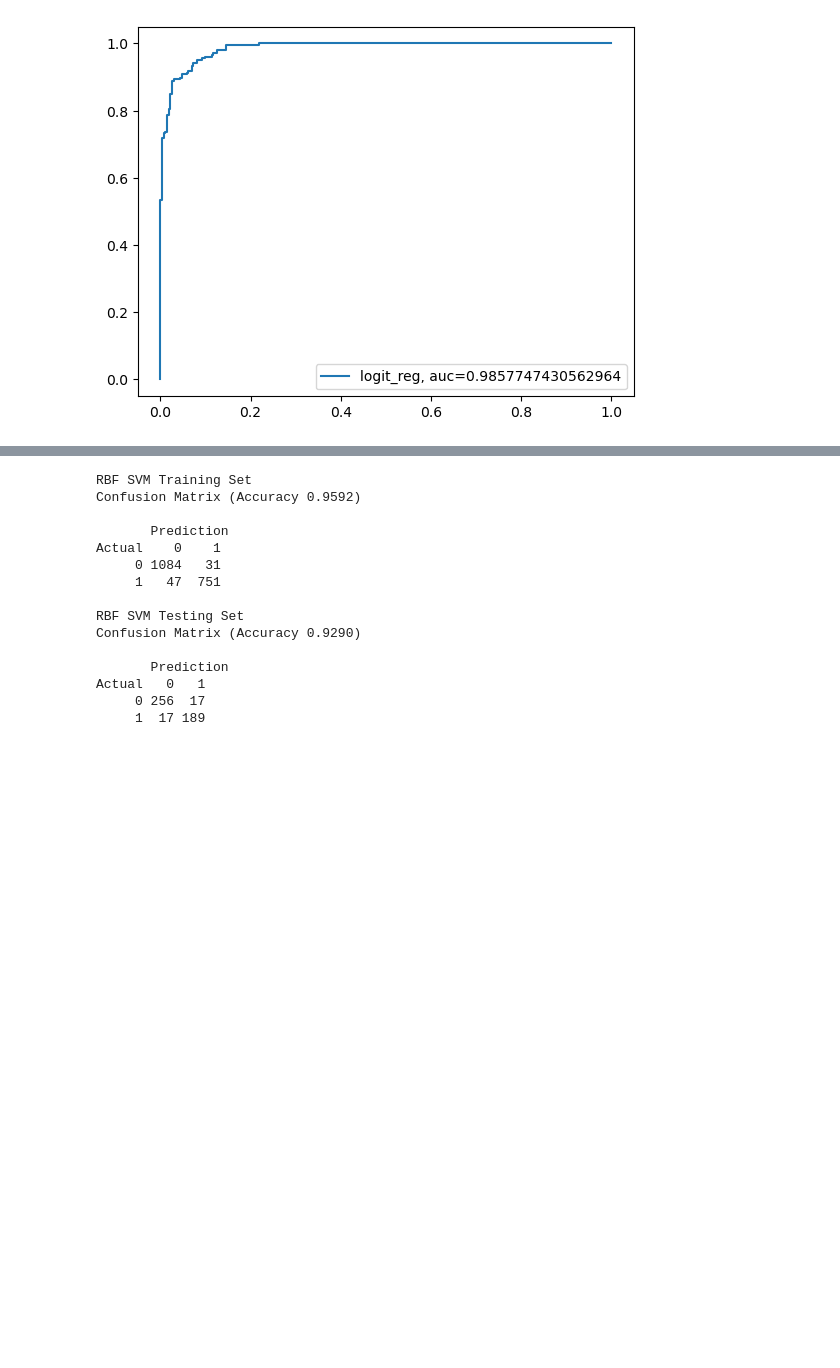
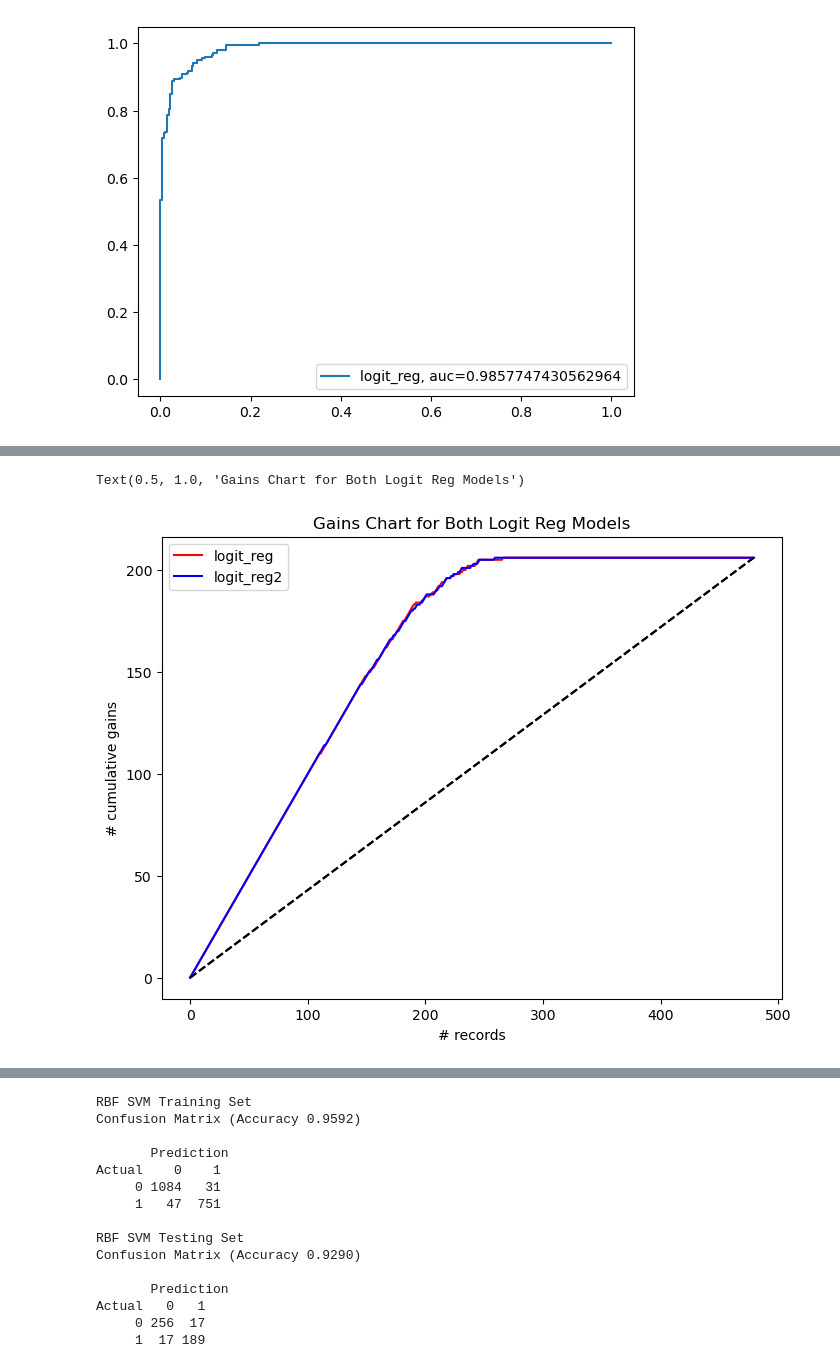
Before and after one commit to kmattingly8/ANA500.v2, a Jupyter notebook: ANA500 Project.ipynb, the cells around one changed output, grey strips where cells are left out. Drawn from its saved outputs; the diff is of its cells as text; code cells hidden in the pictures; blank space fills up the shorter version.

```diff
--- a/ANA500 Project.ipynb
+++ b/ANA500 Project.ipynb
@@ -992,16 +992,16 @@ logit_result = pd.DataFrame({
 })
 
 # Sort by predicted probabilities of class 1
-df = logit_result.sort_values(by=["p(1)"], ascending=False)
+logit_result = logit_result.sort_values(by=["p(1)"], ascending=False)
 
 # Plot Gains and Lift charts
 fig, axes = plt.subplots(nrows=1, ncols=2, figsize=(10, 4))
 
 # Plot Gains Chart
-gainsChart(df["Actual"], ax=axes[0])
+gainsChart(logit_result["Actual"], ax=axes[0])
 
 # Plot Lift Chart
-liftChart(df["p(1)"], title="Logisitic Regression Lift Chart", ax=axes[1])
+liftChart(logit_result["p(1)"], title="Logisitic Regression Lift Chart", ax=axes[1])
 # %% [output]
 <Axes: title={'center': 'Logisitic Regression Lift Chart'}, xlabel='Percentile', ylabel='Lift'>
 [figure]
@@ -1020,0 +1130,22 @@ plt.show()
+# %%
+# Gains & Lift Charts
+logit_reg2_preda = logit_reg2.predict_proba(x_test_scaled2)
+logit_result2 = pd.DataFrame({
+    "Actual": y_test,
+    "p(0)": [i[0] for i in logit_reg2_preda],
+    "p(1)": [i[1] for i in logit_reg2_preda],
+    "Predicted": logit_reg2.predict(x_test_scaled2),
+})
+
+# Sort by predicted probabilities of class 1
+logit_result2 = logit_result2.sort_values(by=["p(1)"], ascending=False)
+
+# Plot Gains Chart for Both Logit Reg Models
+fig, ax = plt.subplots(figsize = (8,6))
+gainsChart(logit_result["Actual"], label = "logit_reg", color = "r", ax = ax)
+gainsChart(logit_result2["Actual"], label = "logit_reg2", color = "b", ax = ax)
+plt.legend()
+plt.title("Gains Chart for Both Logit Reg Models")
+# %% [output]
+Text(0.5, 1.0, 'Gains Chart for Both Logit Reg Models')
+[figure, added]
```
Also changed, not shown: parts of 19 cells of this notebook.
